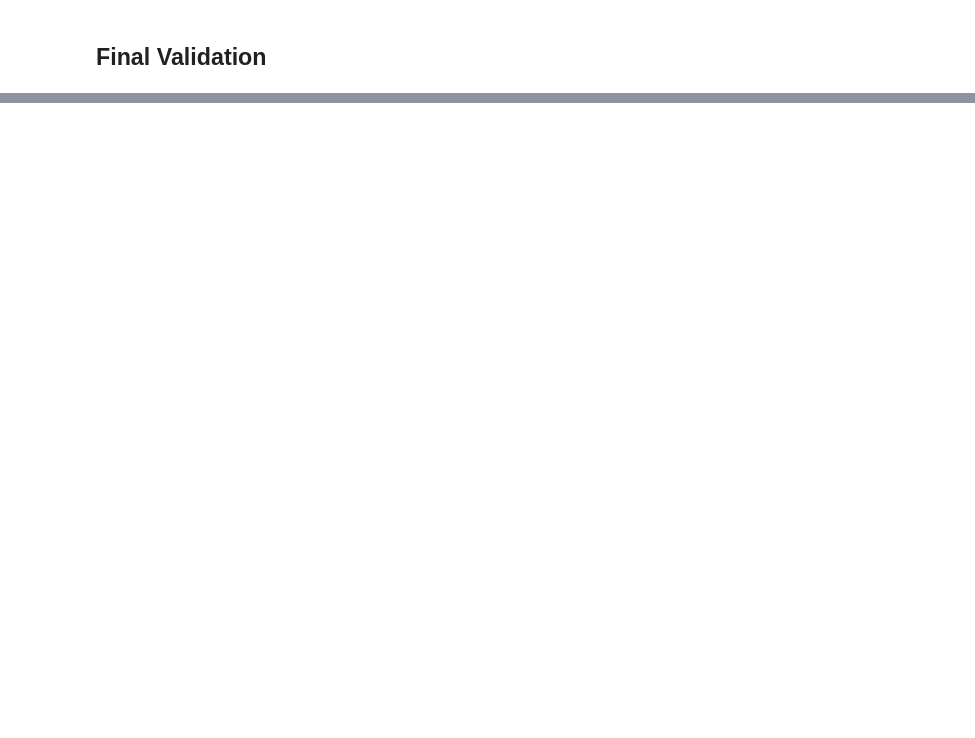
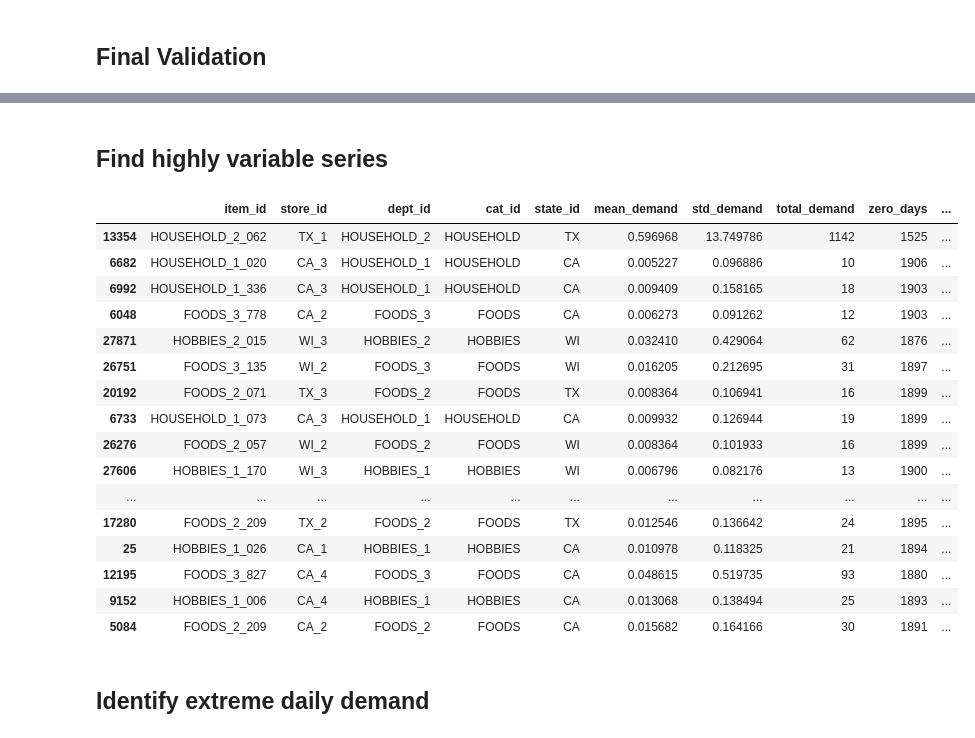
Before and after one commit to Naveeth-Nawzer/dl-assignment, a Jupyter notebook: notebooks/02_data_cleaning.ipynb, the cells around one changed output, grey strips where cells are left out. Drawn from its saved outputs; the diff is of its cells as text; code cells hidden in the pictures; blank space fills up the shorter version.

```diff
--- a/notebooks/02_data_cleaning.ipynb
+++ b/notebooks/02_data_cleaning.ipynb
@@ -793,0 +1183,17 @@ print("\nValidation completed.")
+# %%
+series_stats["cv"] = (
+    series_stats["std_demand"] /
+    series_stats["mean_demand"].replace(0, np.nan)
+)
+
+display(
+    series_stats[
+        [
+            "item_id",
+            "store_id",
+            "mean_demand",
+            "std_demand",
+            "cv"
+        ]
+    ].head(10)
+)
@@ -793,0 +1212,33 @@ print("\nValidation completed.")
+# %% [markdown]
+## Find highly variable series
+# %%
+high_variability = (
+    series_stats
+    .sort_values(
+        "cv",
+        ascending=False
+    )
+    .head(20)
+)
+
+display(high_variability)
+# %% [output]
+|  | item_id | store_id | dept_id | cat_id | state_id | mean_demand | std_demand | total_demand | zero_days | ... |
+| 13354 | HOUSEHOLD_2_062 | TX_1 | HOUSEHOLD_2 | HOUSEHOLD | TX | 0.596968 | 13.749786 | 1142 | 1525 | ... |
+| 6682 | HOUSEHOLD_1_020 | CA_3 | HOUSEHOLD_1 | HOUSEHOLD | CA | 0.005227 | 0.096886 | 10 | 1906 | ... |
+| 6992 | HOUSEHOLD_1_336 | CA_3 | HOUSEHOLD_1 | HOUSEHOLD | CA | 0.009409 | 0.158165 | 18 | 1903 | ... |
+| 6048 | FOODS_3_778 | CA_2 | FOODS_3 | FOODS | CA | 0.006273 | 0.091262 | 12 | 1903 | ... |
+| 27871 | HOBBIES_2_015 | WI_3 | HOBBIES_2 | HOBBIES | WI | 0.032410 | 0.429064 | 62 | 1876 | ... |
+| 26751 | FOODS_3_135 | WI_2 | FOODS_3 | FOODS | WI | 0.016205 | 0.212695 | 31 | 1897 | ... |
+| 20192 | FOODS_2_071 | TX_3 | FOODS_2 | FOODS | TX | 0.008364 | 0.106941 | 16 | 1899 | ... |
+| 6733 | HOUSEHOLD_1_073 | CA_3 | HOUSEHOLD_1 | HOUSEHOLD | CA | 0.009932 | 0.126944 | 19 | 1899 | ... |
+| 26276 | FOODS_2_057 | WI_2 | FOODS_2 | FOODS | WI | 0.008364 | 0.101933 | 16 | 1899 | ... |
+| 27606 | HOBBIES_1_170 | WI_3 | HOBBIES_1 | HOBBIES | WI | 0.006796 | 0.082176 | 13 | 1900 | ... |
+| ... | ... | ... | ... | ... | ... | ... | ... | ... | ... | ... |
+| 17280 | FOODS_2_209 | TX_2 | FOODS_2 | FOODS | TX | 0.012546 | 0.136642 | 24 | 1895 | ... |
+| 25 | HOBBIES_1_026 | CA_1 | HOBBIES_1 | HOBBIES | CA | 0.010978 | 0.118325 | 21 | 1894 | ... |
+| 12195 | FOODS_3_827 | CA_4 | FOODS_3 | FOODS | CA | 0.048615 | 0.519735 | 93 | 1880 | ... |
+| 9152 | HOBBIES_1_006 | CA_4 | HOBBIES_1 | HOBBIES | CA | 0.013068 | 0.138494 | 25 | 1893 | ... |
+| 5084 | FOODS_2_209 | CA_2 | FOODS_2 | FOODS | CA | 0.015682 | 0.164166 | 30 | 1891 | ... |
+# %% [markdown]
+## Identify extreme daily demand
```
Also changed, not shown: parts of 65 cells of this notebook, 3 other files.
